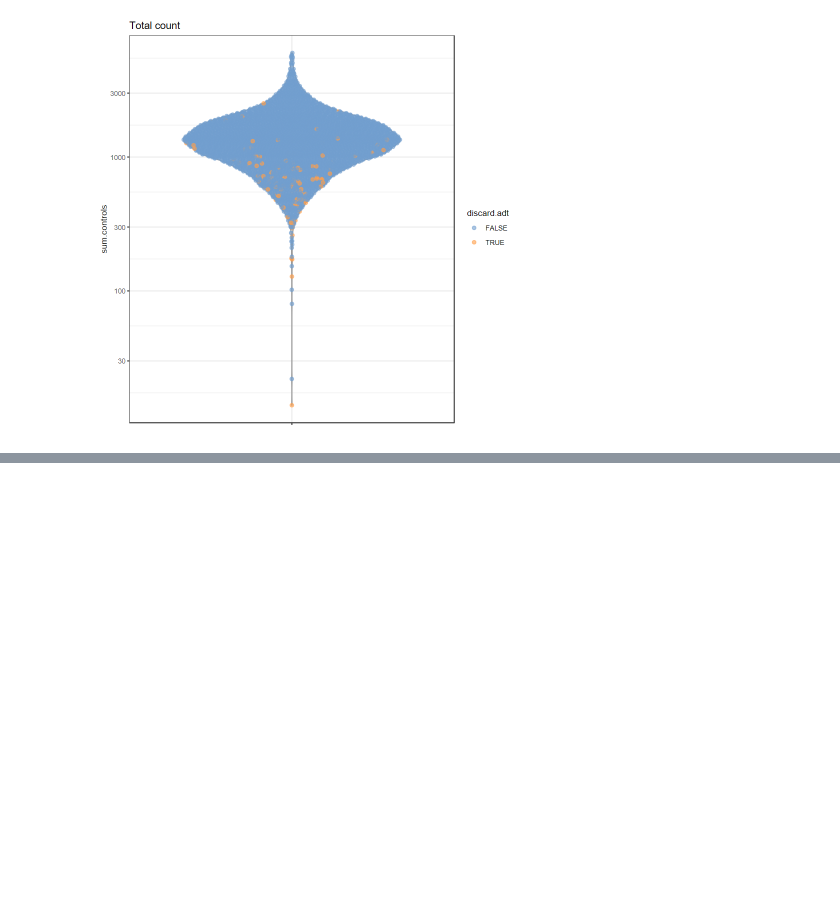
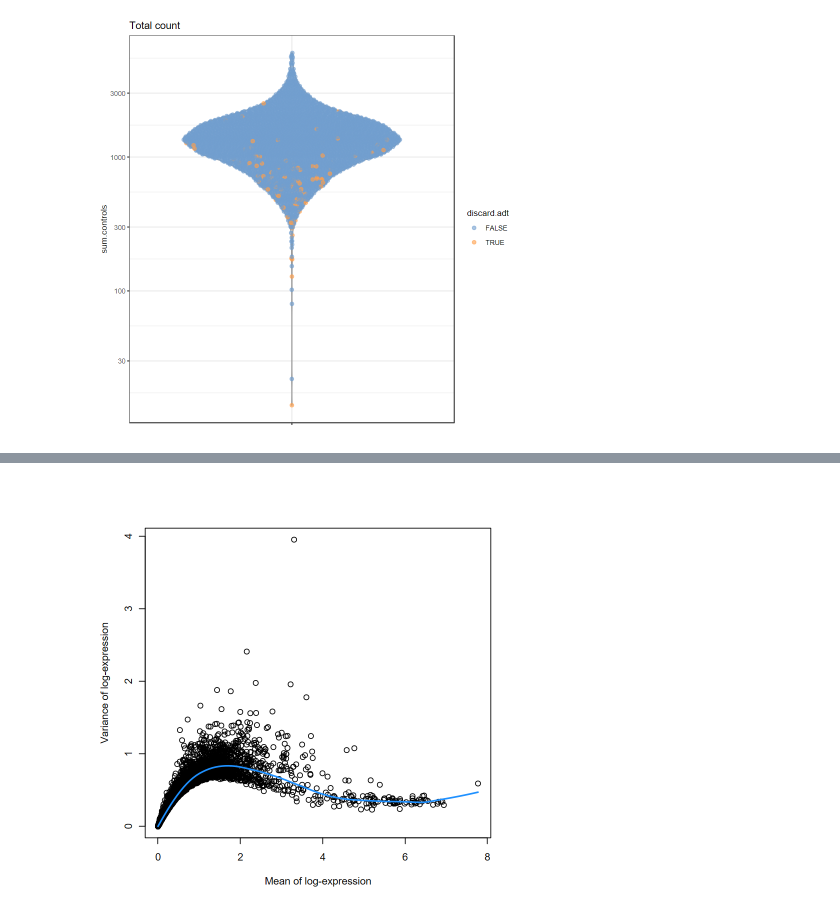
Before and after one commit to piyush-1903/ZandstraEaves_DirectedStudies, a Jupyter notebook: Aim1/d0_RnaSeq/d0_Analysis.ipynb, the cells around one changed output, grey strips where cells are left out. Cells and saved outputs as stored; diff of their text form; code cells hidden in the pictures; blank space fills up the shorter version.

Commit message:
Finished d0 explicit characterization, need to now do clustering + cluster exploration

```diff
--- a/Aim1/d0_RnaSeq/d0_Analysis.ipynb
+++ b/Aim1/d0_RnaSeq/d0_Analysis.ipynb
@@ -292,0 +312,3 @@ Okay, it looks like we will be tossing some usefull cells here, but its not the
+# %%
+discard.all <- discard.adt | discard.GE
+qc_sce <- split_sce[, !discard.all]
@@ -292,0 +333,8 @@ Okay, it looks like we will be tossing some usefull cells here, but its not the
+# %%
+# BiocManager::install("scran")
+library(scran)
+
+set.seed(100)
+clust <- quickCluster(qc_sce)
+normal_sce <- computeSumFactors(qc_sce, cluster = clust)
+normal_sce <- logNormCounts(normal_sce)
@@ -292,0 +355,13 @@ Okay, it looks like we will be tossing some usefull cells here, but its not the
+# %%
+library(scran)
+dec_sce <- modelGeneVar(normal_sce)
+
+# Visualizing the fit:
+fit <- metadata(dec_sce)
+plot(fit$mean, fit$var,
+    xlab = "Mean of log-expression",
+    ylab = "Variance of log-expression"
+)
+curve(fit$trend(x), col = "dodgerblue", add = TRUE, lwd = 2)
+# %% [output]
+[figure, added]
```
Also changed, not shown: parts of 27 cells of this notebook, 4 other files.
